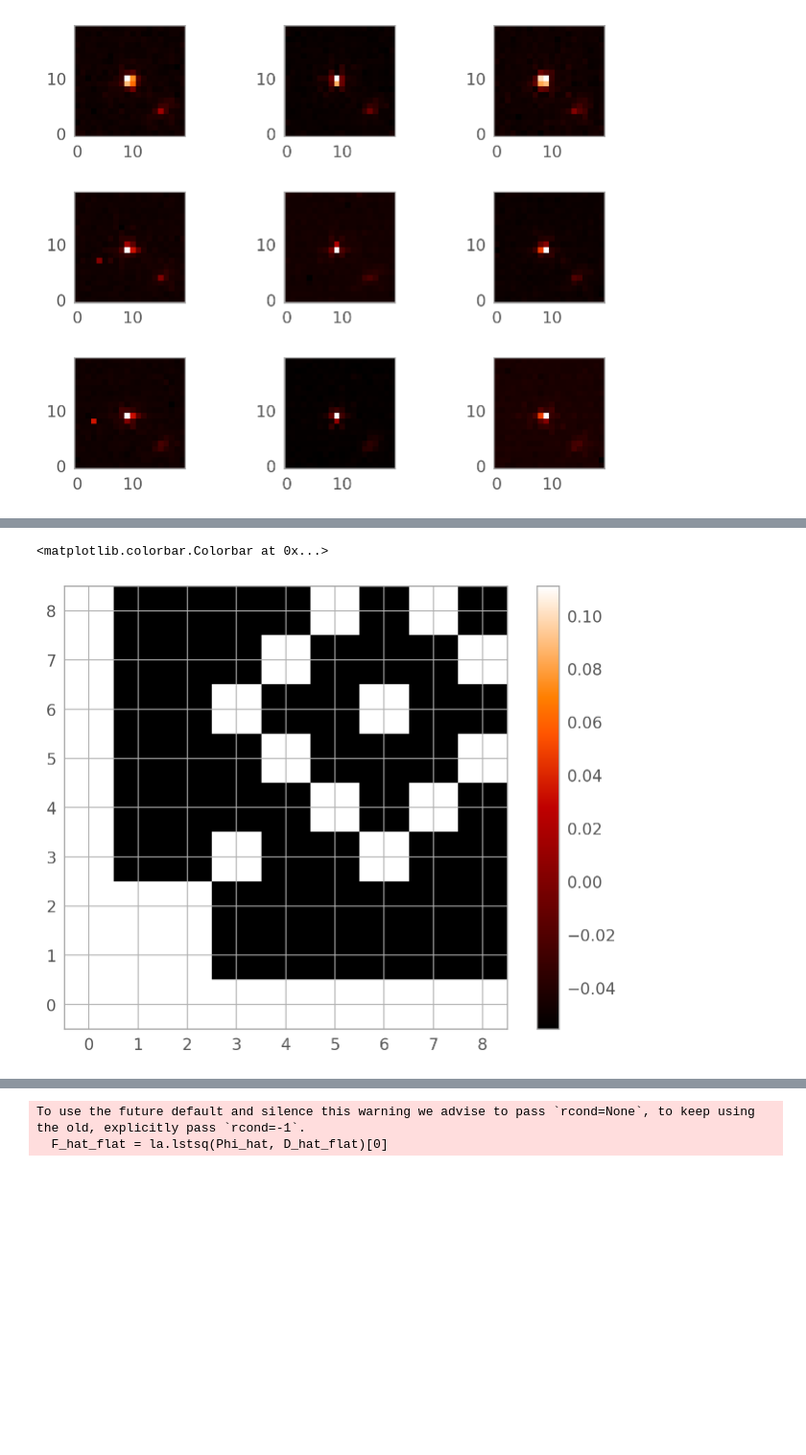
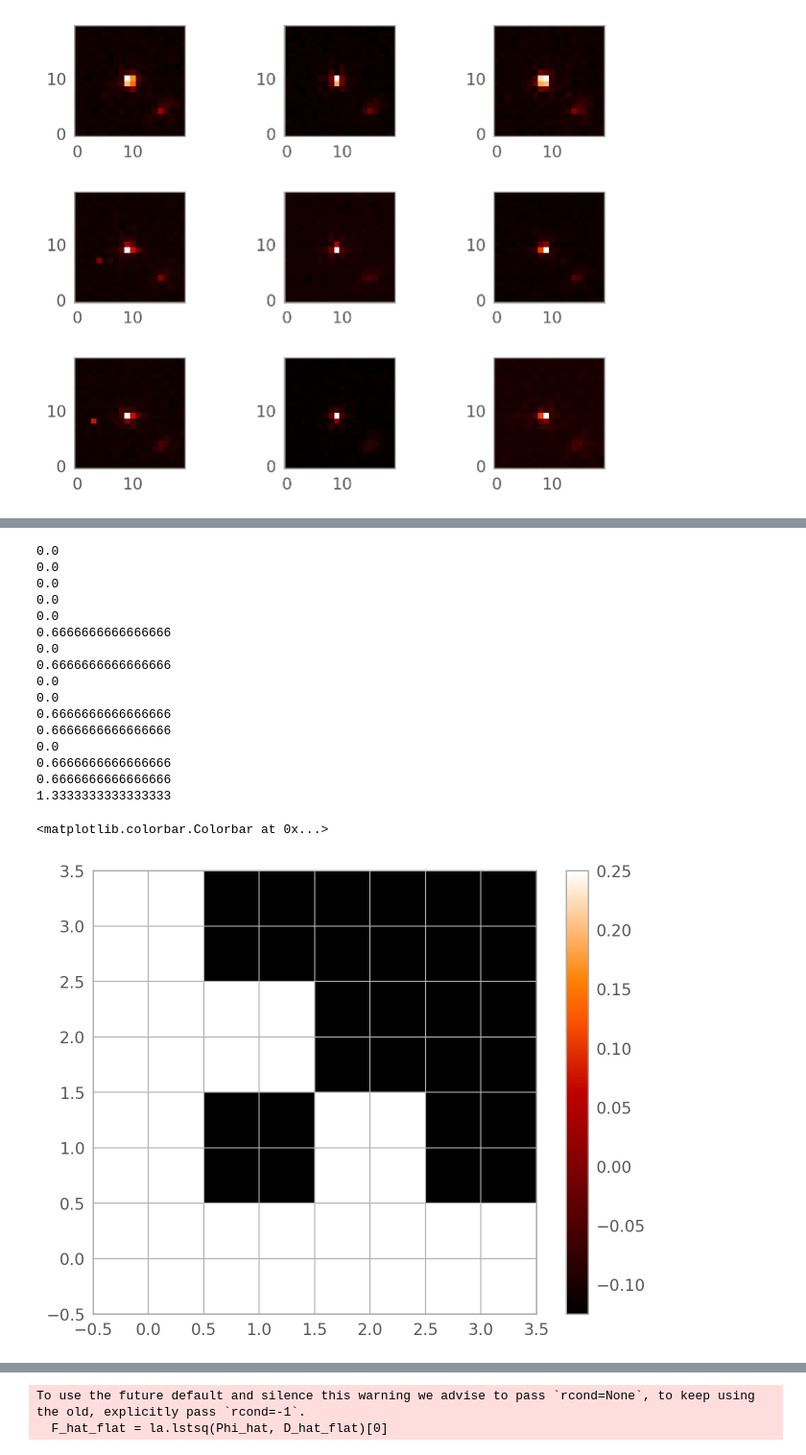
Before and after one commit to Chisen-Lupus/proper-dither, a Jupyter notebook: demo.ipynb, the cells around one changed output, grey strips where cells are left out. Shown at 96% size. Saved outputs shown, nothing was run; the diff lists cells and outputs as text; code cells hidden in the pictures; blank space fills up the shorter version.

```diff
--- a/demo.ipynb
+++ b/demo.ipynb
@@ -552,17 +752,18 @@ TEST 2-D Image
 nx = 60
 ny = 60
 
-X, Y = np.meshgrid(np.arange(nx)/nx, np.arange(ny)/ny)
-
 with fits.open(cutout_paths[0]) as hdul:
     orig = hdul[1].data
 
+centroids = []
 test_atlas = []
 for i in range(3):
     for j in range(3):
         test_slice = orig[i:60+i:3, j:60+j:3]
         # test_slice = orig[i:60+i, j:60+j].reshape(20, 3, 20, 3).mean(axis=(1, 3))
         test_atlas.append(test_slice)
+        centroids.append([i/3, j/3])
+centroids = np.array(centroids)
 
 fig, axs = plt.subplots(3, 3)
 axs = axs.flat
@@ -574,7 +775,7 @@ for i in range(9):
 # %% [output]
 [figure]
 # %%
-centroids = -np.array(np.meshgrid([0, 1, 2], [0, 1, 2])).reshape(2, 9).T
+# centroids = -np.array(np.meshgrid([0, 1, 2], [0, 1, 2])).reshape(2, 9).T
 
 centroids
 # %% [output]
@@ -590,7 +800,7 @@ array([[ 0,  0],
 # %%
 shifted_atlas = test_atlas
 
-factor = 3
+factor = 2
 old_shape = shifted_atlas[0].shape
 new_shape = (old_shape[0]*factor, old_shape[1]*factor)
 large_atlas = []
@@ -613,10 +830,12 @@ plt.imshow(np.arcsinh(drizzled))
 # %%
+X, Y = np.meshgrid(np.arange(factor*20)/(factor*20), np.arange(factor*20)/(factor*20))
+
 D_hat = []
-for i in range(9):
+for i in range(factor**2):
     large_data = large_atlas[i]
     large_data_hat = fft.fft2(large_data)
-    dx = -centroids[i, 0]
-    dy = -centroids[i, 1]
+    dx = -centroids[i, 0]*factor
+    dy = -centroids[i, 1]*factor
     # # if i==0:
     # dx+=np.random.rand(1)/10
     # dy+=np.random.rand(1)/10
@@ -625,7 +844,7 @@ for i in range(9):
     D_hat.append(large_data_hat)
 D_hat = np.array(D_hat, dtype=large_data_hat.dtype)
 
-plt.imshow(np.sum([np.arcsinh(norm(fft.ifft2(D_hat[i]))) for i in range(9)], axis=0))
+plt.imshow(np.sum([np.arcsinh(norm(fft.ifft2(D_hat[i]))) for i in range(factor**2)], axis=0))
 # plt.imshow(np.arcsinh(fft.ifft2(D_hat[0])).real + np.arcsinh(fft.ifft2(D_hat[3])).real)
 plt.colorbar()
 # %% [output]
@@ -634,20 +859,37 @@ plt.colorbar()
 # %%
-Phi_hat = np.zeros((9, 9), dtype=D_hat.dtype)
-for i in range(9):
-    for j in range(9):
-        dx = centroids[i, 0]
-        dy = centroids[i, 1]
-        mx = j//3
-        my = j%3
-        # print(mx, dx, my, dy, np.exp(-2*np.pi*1j*(mx*dx+my*dy)))
-        Phi_hat[i, j] = np.exp(-2*np.pi*1j*(mx*dx+my*dy)/3)
-        # print(mx*dx+my*dy)
-Phi_hat = Phi_hat/9
+Phi_hat = np.zeros((factor**2, factor**2), dtype=D_hat.dtype)
+for i in range(factor**2):
+    for j in range(factor**2):
+        dx = centroids[i, 0]*factor
+        dy = centroids[i, 1]*factor
+        mx = j//factor
+        my = j%factor
+        # print(mx, dx, my, dy, -2*np.pi*(mx*dx+my*dy)/3)
+        # print(-2*np.pi*(mx*dx+my*dy)/factor)
+        Phi_hat[i, j] = np.exp(-2*np.pi*1j*(mx*dx+my*dy)/factor)
+        print(mx*dx+my*dy)
+Phi_hat = Phi_hat/factor**2
 
-# (Phi_hat*9)
+# (Phi_hat*factor**2)
 
 plt.imshow(Phi_hat.real)
 plt.colorbar()
 # %% [output]
-<matplotlib.colorbar.Colorbar at 0x...>
+0.0
+0.0
+0.0
+0.0
+0.0
+0.6666666666666666
+0.0
+0.6666666666666666
+0.0
+0.0
+0.6666666666666666
+0.6666666666666666
+0.0
+0.6666666666666666
+0.6666666666666666
+1.3333333333333333
+<matplotlib.colorbar.Colorbar at 0x...>
-[figure, old version]
+[figure, new version]
```
Also changed, not shown: parts of 54 cells of this notebook.
